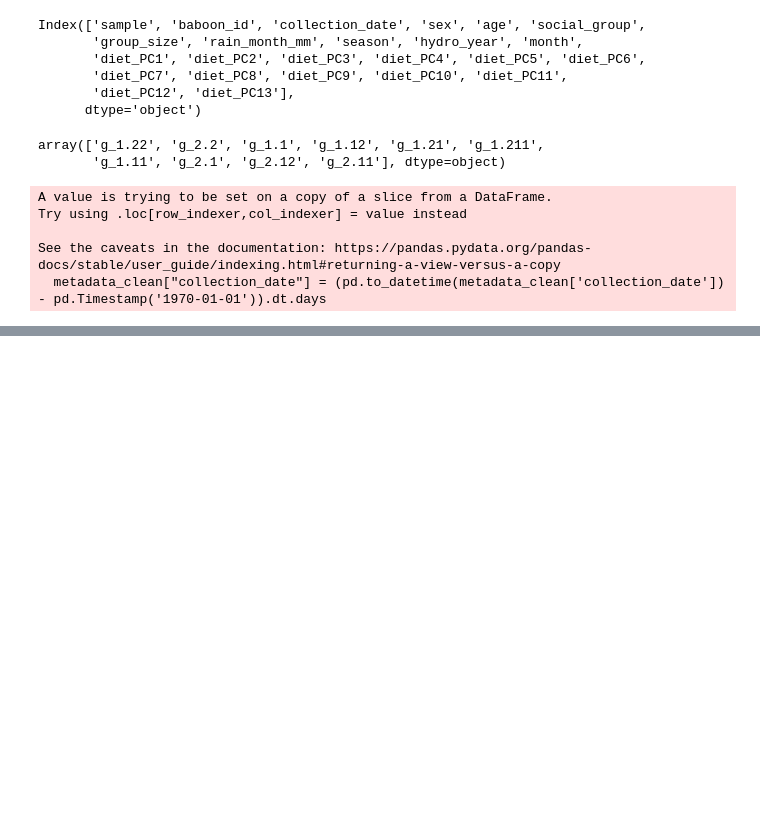
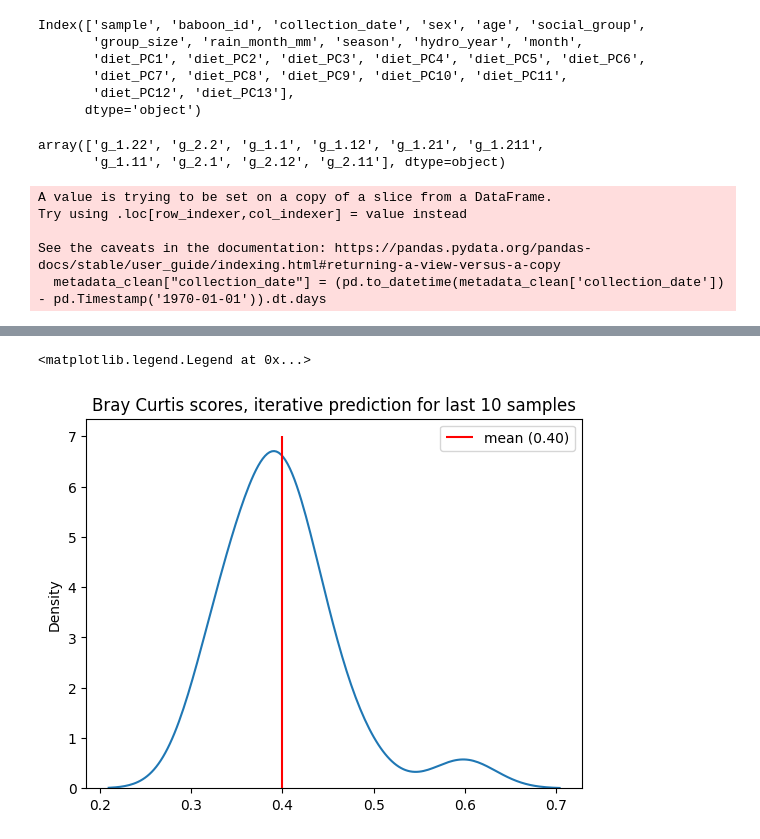
Before and after one commit to yuvaldotan/workshop_microbiome, a Jupyter notebook: Milestone2/model_pipeline.ipynb, the cells around one changed output, grey strips where cells are left out. Drawn from its saved outputs; the diff is of its cells as text; code cells hidden in the pictures; blank space fills up the shorter version.

```diff
--- a/Milestone2/model_pipeline.ipynb
+++ b/Milestone2/model_pipeline.ipynb
@@ -395,0 +233,8 @@ f.shape
+# %%
+sns.kdeplot(bc_scores3)
+plt.vlines(np.mean(bc_scores3), 0, 7, label =f"mean ({np.mean(bc_scores3):.2f})", colors="red")
+plt.title("Bray Curtis scores, iterative prediction for last 10 samples")
+plt.legend()
+# %% [output]
+<matplotlib.legend.Legend at 0x...>
+[figure, added]
```
Also changed, not shown: parts of 33 cells of this notebook, 5 other files.
